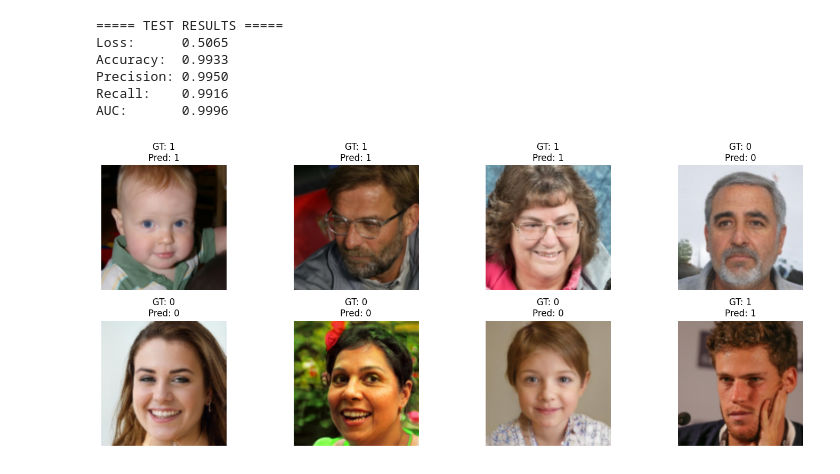
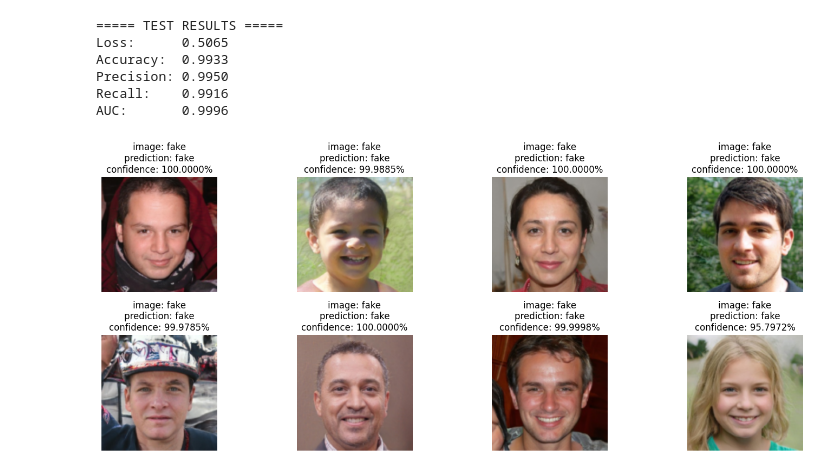
Before and after one commit to d0mi04/face-recognition-xai, a Jupyter notebook: binary_clasificator.ipynb, the cells around one changed output. Saved outputs shown, nothing was run; the diff lists cells and outputs as text; code cells hidden in the pictures.

Commit message:
bardzo dużo poprawek + ponowny trening modelu, TO DO: posprzątać w kodzie

```diff
--- a/binary_clasificator.ipynb
+++ b/binary_clasificator.ipynb
@@ -686,8 +439,8 @@ Training finished.
 # %%
 # część druga - ewaluacja modelu na zbiorze testowym
-# 1. zładowanie najlepszego modelu (ale nie wiem, czy tak zostanie)
+# 1. zładowanie najlepszego modelu
 model.load_state_dict(
-    torch.load(CHECKPOINT_DIR / "best_model.pt", map_location=device)
+    torch.load("./checkpoints/best_model.pt", map_location=device)
 )
 model.eval()
 print("Best model loaded for evaluation.")
@@ -699,8 +449,10 @@ model.summary()
 # %%
-# 2. Test transforms - bez augumentacji
 from torchvision import transforms
 from torchvision.datasets import ImageFolder
 from torch.utils.data import DataLoader
+
+IMAGE_SIZE = 128
+BATCH_SIZE = 32
 
 test_transforms = transforms.Compose([
     transforms.Resize((IMAGE_SIZE, IMAGE_SIZE)),
@@ -773,46 +525,59 @@ AUC:       0.9996
 # %%
 import matplotlib.pyplot as plt
 import numpy as np
 import random
 
 model.eval()
 
-# 1️⃣ Zbierz wszystkie obrazy i etykiety w pamięci (tylko jeśli test set nie jest gigantyczny)
-all_images = []
-all_labels = []
+# 1. losowe batche
+num_samples = 8
+images_list, labels_list = [], []
 
-for x, y in test_loader:
-    all_images.append(x)
-    all_labels.append(y)
+while len(images_list) < num_samples:
+    x, y = next(iter(test_loader))  # losowy batch (iterator restartuje się)
+    batch_size = x.size(0)
+    remaining = num_samples - len(images_list)
+    select_n = min(batch_size, remaining)
+    indices = random.sample(range(batch_size), select_n)
 
-all_images = torch.cat(all_images, dim=0)
-all_labels = torch.cat(all_labels, dim=0)
+    images_list.append(x[indices])
+    labels_list.append(y[indices])
 
-# 2️⃣ Wybierz 8 losowych indeksów
-indices = random.sample(range(len(all_images)), 8)
+images = torch.cat(images_list, dim=0).to(device)
+labels = torch.cat(labels_list, dim=0).to(device).unsqueeze(1)
 
-images = all_images[indices].to(device)
-labels = all_labels[indices].to(device).unsqueeze(1)
-
-# 3️⃣ Predykcje modelu
+# 3️. Predykcje modelu
 with torch.no_grad():
     outputs = model(images)
     preds = (outputs > 0.5).float()
+    confidences = torch.where(preds==1, outputs, 1 - outputs)
 
-# 4️⃣ Przenieś do CPU do wyświetlenia
+# 4️. Przeniesienie do CPU do wyświetlenia
 images = images.cpu()
 labels = labels.cpu()
 preds = preds.cpu()
+confidences = confidences.cpu()
 
-# 5️⃣ Wyświetlenie
+# 0/1 -> fake/real
+def label_to_text(label):
+    return "real" if label == 1 else "fake"
+
+
+# 5️. Wyświetlenie
 fig, axes = plt.subplots(2, 4, figsize=(15, 6))
 for i, ax in enumerate(axes.flatten()):
-    img = images[i].permute(1, 2, 0)  # C,H,W -> H,W,C
-    img = (img * 0.5 + 0.5).numpy()  # denormalizacja
+    img = images[i].permute(1, 2, 0)
+    img = (img * 0.5 + 0.5).numpy()
+
+    gt_text = label_to_text(int(labels[i].item()))
+    pred_text = label_to_text(int(preds[i].item()))
+    conf_text = f"{confidences[i].item() * 100:.4f}%"
+
     ax.imshow(img)
     ax.axis('off')
-    ax.set_title(f"GT: {int(labels[i].item())}\nPred: {int(preds[i].item())}")
+    ax.set_title(f"image: {gt_text}\nprediction: {pred_text}\nconfidence: {conf_text}")
+
 plt.tight_layout()
 plt.show()
 # %% [output]
-[figure, old version]
+[figure, new version]
```
Also changed, not shown: parts of 73 cells of this notebook, 4 other files.
